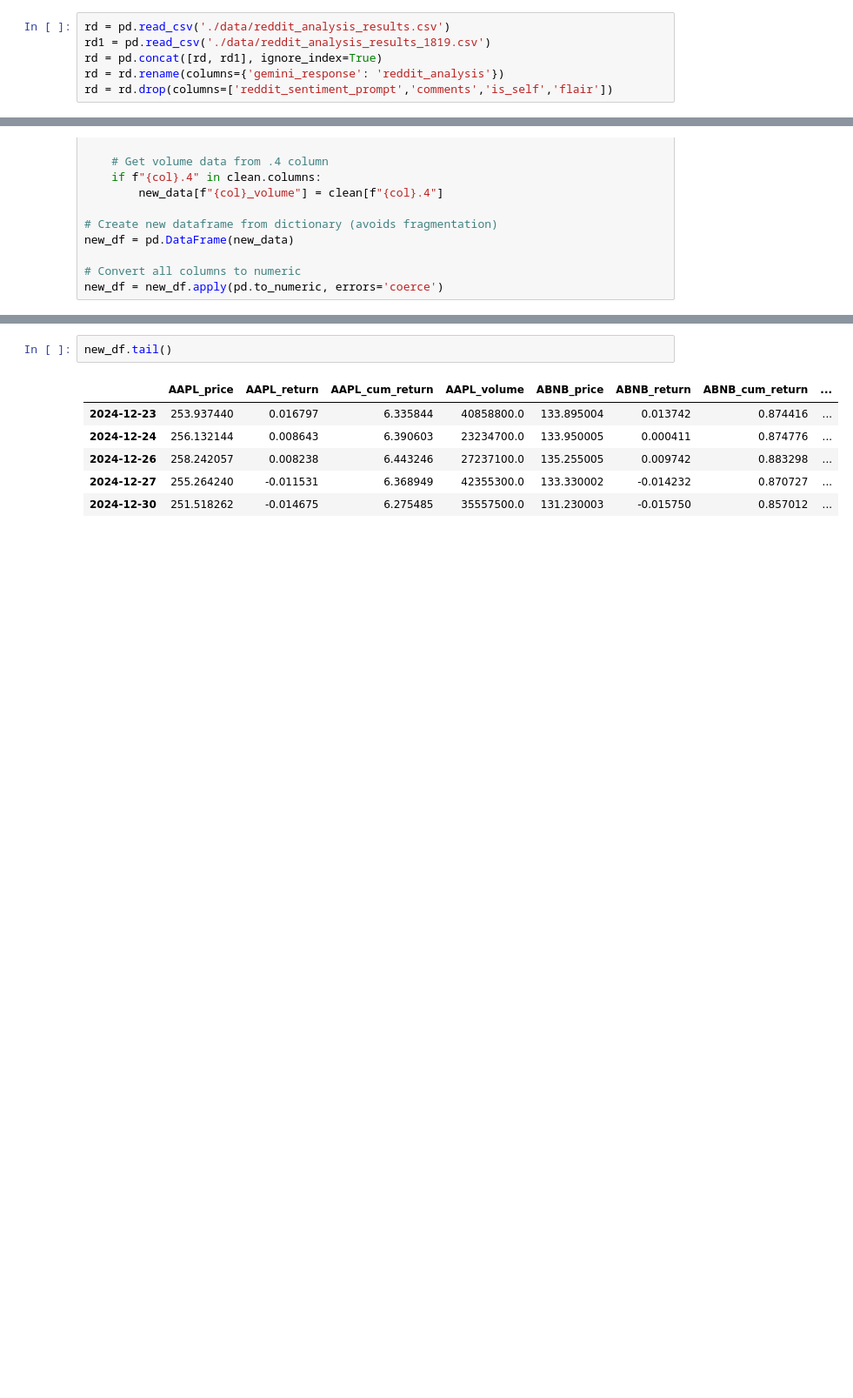
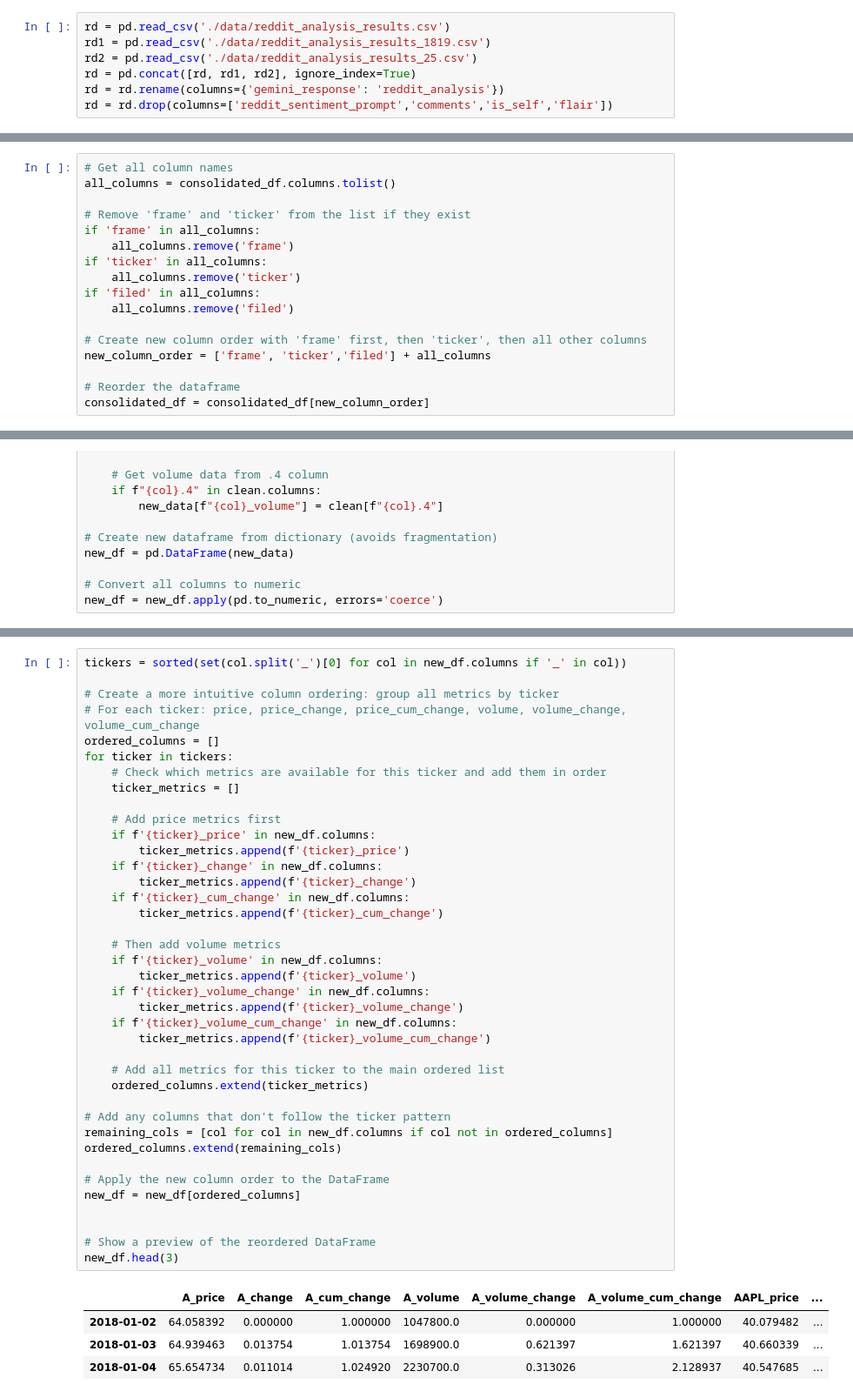
Before and after one commit to maseehfaizan/Hybrid_Pricer, a Jupyter notebook: analysis.ipynb, the cells around one changed output, grey strips where cells are left out. Shown: that part at 87% size. Cells and saved outputs as stored; diff of their text form; blank space fills up the shorter version.

Commit message:
Some clean up Now we have two main Notebooks One for data collection and processing/Cleaning and one for processing and analysis

```diff
--- a/analysis.ipynb
+++ b/analysis.ipynb
@@ -417,7 +682,8 @@ Parsing and cleaning complete.
 # %%
 rd = pd.read_csv('./data/reddit_analysis_results.csv')
 rd1 = pd.read_csv('./data/reddit_analysis_results_1819.csv')
-rd = pd.concat([rd, rd1], ignore_index=True)
+rd2 = pd.read_csv('./data/reddit_analysis_results_25.csv')
+rd = pd.concat([rd, rd1, rd2], ignore_index=True)
 rd = rd.rename(columns={'gemini_response': 'reddit_analysis'})
 rd = rd.drop(columns=['reddit_sentiment_prompt','comments','is_self','flair'])
 # %%
@@ -1230,0 +1573,17 @@ consolidated_df.head(5)
+# %%
+# Get all column names
+all_columns = consolidated_df.columns.tolist()
+
+# Remove 'frame' and 'ticker' from the list if they exist
+if 'frame' in all_columns:
+    all_columns.remove('frame')
+if 'ticker' in all_columns:
+    all_columns.remove('ticker')
+if 'filed' in all_columns:
+    all_columns.remove('filed')
+
+# Create new column order with 'frame' first, then 'ticker', then all other columns
+new_column_order = ['frame', 'ticker','filed'] + all_columns
+
+# Reorder the dataframe
+consolidated_df = consolidated_df[new_column_order]
@@ -1345,9 +1713,44 @@ new_df = new_df[ordered_columns]
 # %%
-new_df.tail()
+tickers = sorted(set(col.split('_')[0] for col in new_df.columns if '_' in col))
+
+# Create a more intuitive column ordering: group all metrics by ticker
+# For each ticker: price, price_change, price_cum_change, volume, volume_change, volume_cum_change
+ordered_columns = []
+for ticker in tickers:
+    # Check which metrics are available for this ticker and add them in order
+    ticker_metrics = []
+
+    # Add price metrics first
+    if f'{ticker}_price' in new_df.columns:
+        ticker_metrics.append(f'{ticker}_price')
+    if f'{ticker}_change' in new_df.columns:
+        ticker_metrics.append(f'{ticker}_change')
+    if f'{ticker}_cum_change' in new_df.columns:
+        ticker_metrics.append(f'{ticker}_cum_change')
+
+    # Then add volume metrics
+    if f'{ticker}_volume' in new_df.columns:
+        ticker_metrics.append(f'{ticker}_volume')
+    if f'{ticker}_volume_change' in new_df.columns:
+        ticker_metrics.append(f'{ticker}_volume_change')
+    if f'{ticker}_volume_cum_change' in new_df.columns:
+        ticker_metrics.append(f'{ticker}_volume_cum_change')
+
+    # Add all metrics for this ticker to the main ordered list
+    ordered_columns.extend(ticker_metrics)
+
+# Add any columns that don't follow the ticker pattern
+remaining_cols = [col for col in new_df.columns if col not in ordered_columns]
+ordered_columns.extend(remaining_cols)
+
+# Apply the new column order to the DataFrame
+new_df = new_df[ordered_columns]
+
+
+# Show a preview of the reordered DataFrame
+new_df.head(3)
 # %% [output]
-|  | AAPL_price | AAPL_return | AAPL_cum_return | AAPL_volume | ABNB_price | ABNB_return | ABNB_cum_return | ... |
-| 2024-12-23 | 253.937440 | 0.016797 | 6.335844 | 40858800.0 | 133.895004 | 0.013742 | 0.874416 | ... |
-| 2024-12-24 | 256.132144 | 0.008643 | 6.390603 | 23234700.0 | 133.950005 | 0.000411 | 0.874776 | ... |
-| 2024-12-26 | 258.242057 | 0.008238 | 6.443246 | 27237100.0 | 135.255005 | 0.009742 | 0.883298 | ... |
-| 2024-12-27 | 255.264240 | -0.011531 | 6.368949 | 42355300.0 | 133.330002 | -0.014232 | 0.870727 | ... |
-| 2024-12-30 | 251.518262 | -0.014675 | 6.275485 | 35557500.0 | 131.230003 | -0.015750 | 0.857012 | ... |
+|  | A_price | A_change | A_cum_change | A_volume | A_volume_change | A_volume_cum_change | AAPL_price | ... |
+| 2018-01-02 | 64.058392 | 0.000000 | 1.000000 | 1047800.0 | 0.000000 | 1.000000 | 40.079482 | ... |
+| 2018-01-03 | 64.939463 | 0.013754 | 1.013754 | 1698900.0 | 0.621397 | 1.621397 | 40.660339 | ... |
+| 2018-01-04 | 65.654734 | 0.011014 | 1.024920 | 2230700.0 | 0.313026 | 2.128937 | 40.547685 | ... |
```
Also changed, not shown: parts of 115 cells of this notebook, 39 other files.
